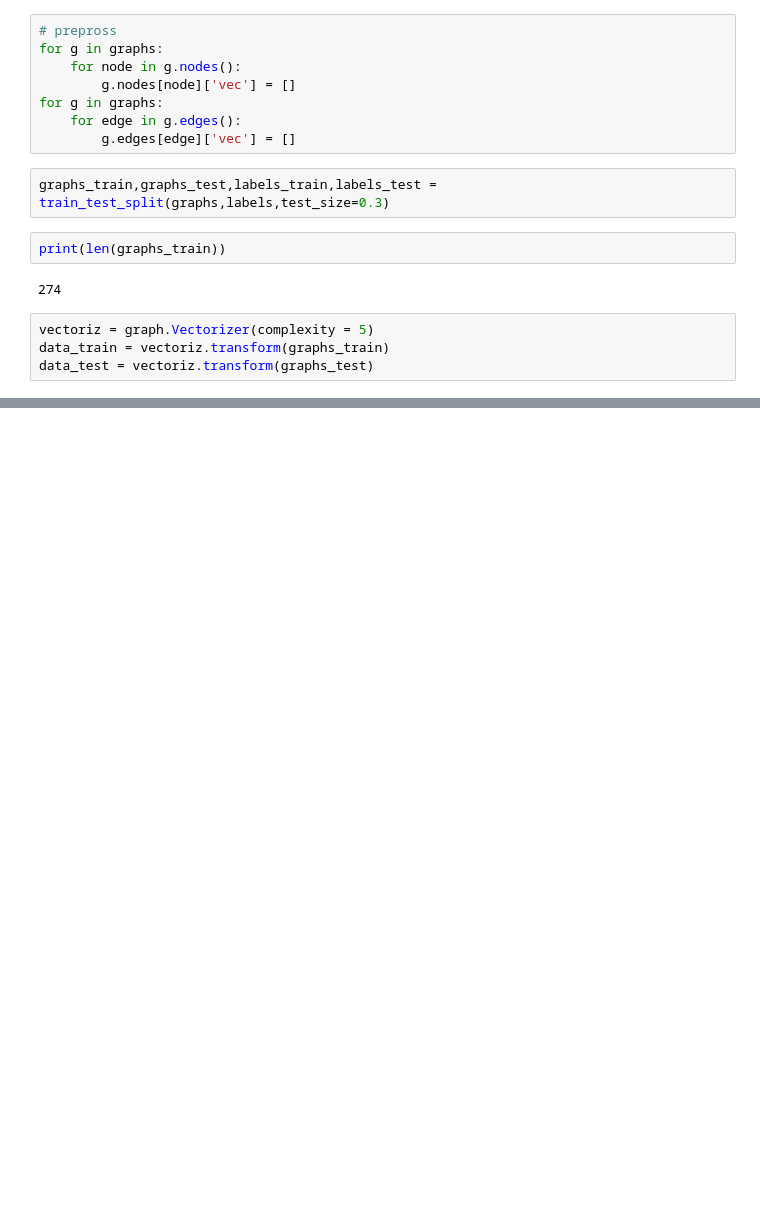
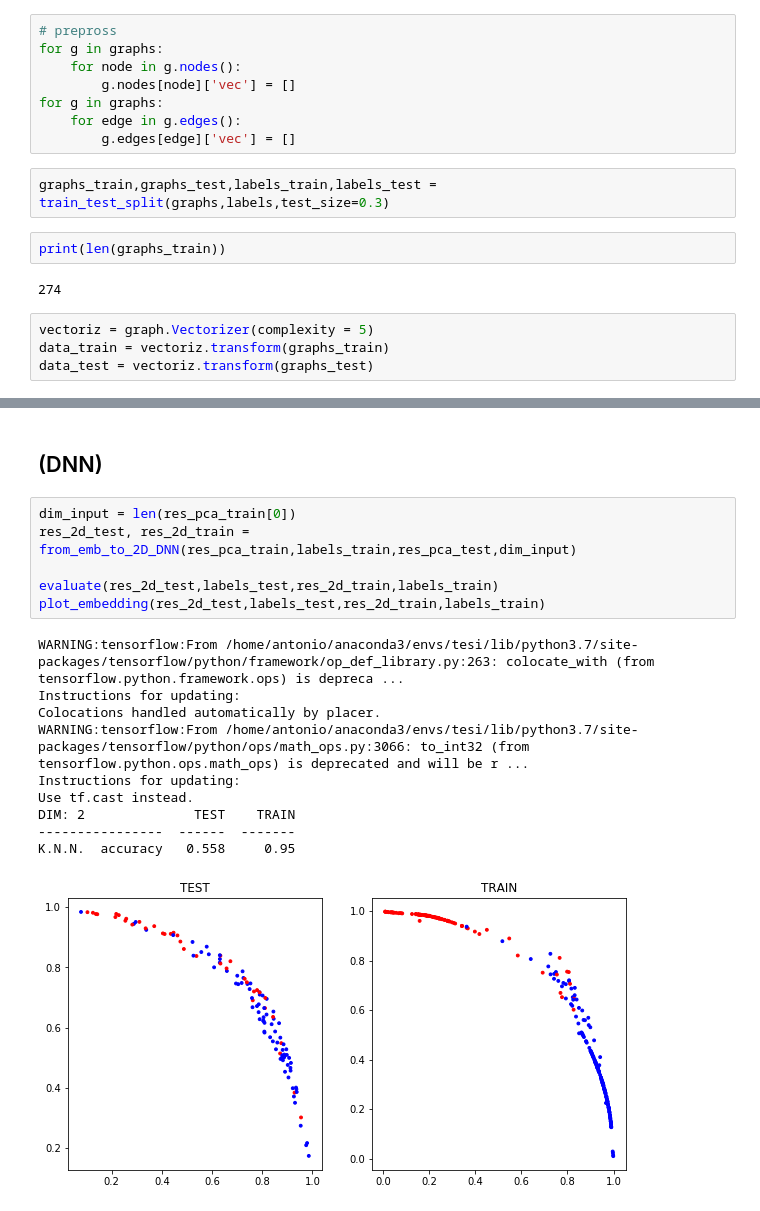
Before and after one commit to AntonioLonga/Master-thesis, a Jupyter notebook: Experiments/test_SUP_AUTOENCODER/Supervised Autoencoder Vs 624249.ipynb, the cells around one changed output, grey strips where cells are left out. Drawn from its saved outputs; the diff is of its cells as text; blank space fills up the shorter version.

```diff
--- a/Experiments/test_SUP_AUTOENCODER/Supervised Autoencoder Vs 624249.ipynb
+++ b/Experiments/test_SUP_AUTOENCODER/Supervised Autoencoder Vs 624249.ipynb
@@ -769,0 +107,19 @@ def plot_auto(pred_test,pred_train,data_test,data_train):
+# %% [markdown]
+## (DNN)
+# %%
+dim_input = len(res_pca_train[0])
+res_2d_test, res_2d_train = from_emb_to_2D_DNN(res_pca_train,labels_train,res_pca_test,dim_input)
+
+evaluate(res_2d_test,labels_test,res_2d_train,labels_train)
+plot_embedding(res_2d_test,labels_test,res_2d_train,labels_train)
+# %% [output]
+WARNING:tensorflow:From /home/antonio/anaconda3/envs/tesi/lib/python3.7/site-packages/tensorflow/python/framework/op_def_library.py:263: colocate_with (from tensorflow.python.framework.ops) is depreca ...
+Instructions for updating:
+Colocations handled automatically by placer.
+WARNING:tensorflow:From /home/antonio/anaconda3/envs/tesi/lib/python3.7/site-packages/tensorflow/python/ops/math_ops.py:3066: to_int32 (from tensorflow.python.ops.math_ops) is deprecated and will be r ...
+Instructions for updating:
+Use tf.cast instead.
+DIM: 2              TEST    TRAIN
+----------------  ------  -------
+K.N.N.  accuracy   0.558     0.95
+[figure, added]
```
Also changed, not shown: parts of 107 cells of this notebook, 1 other file.
